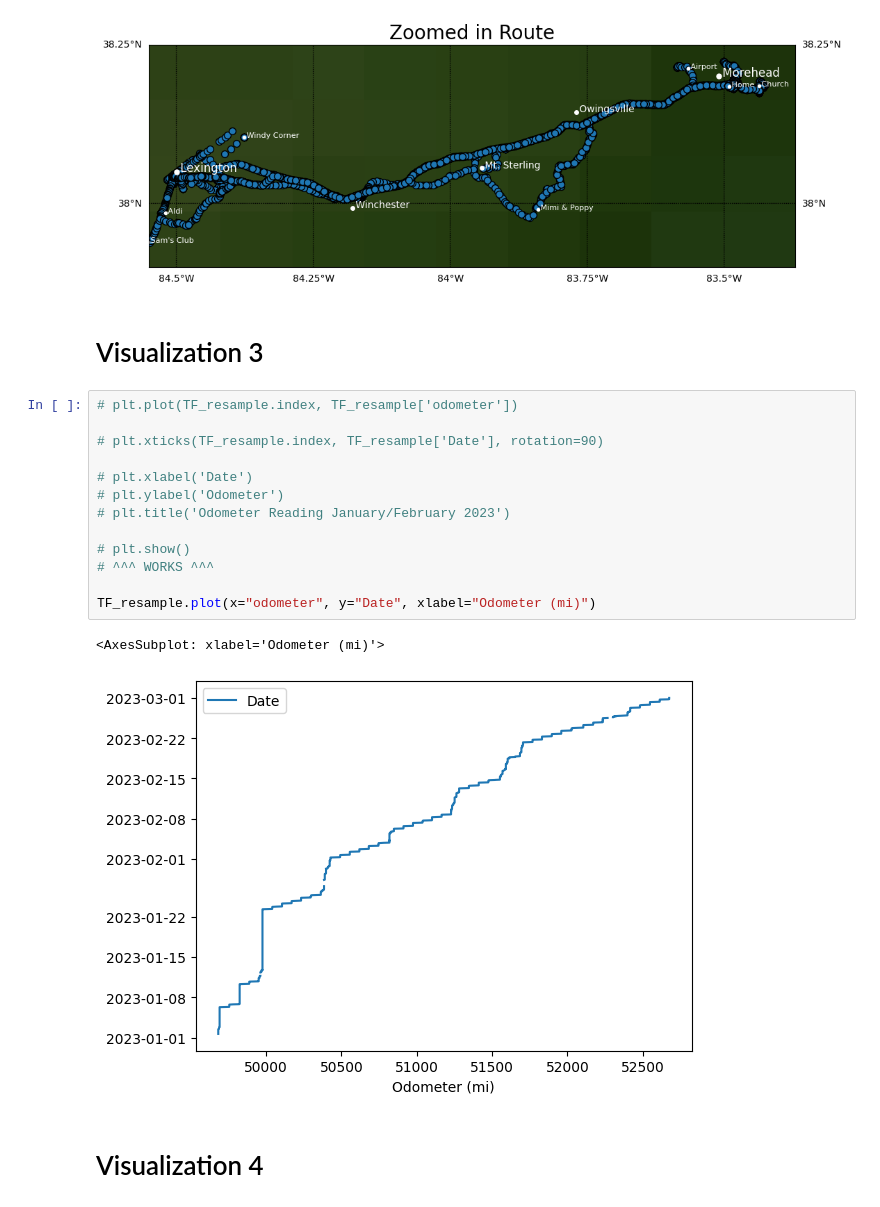
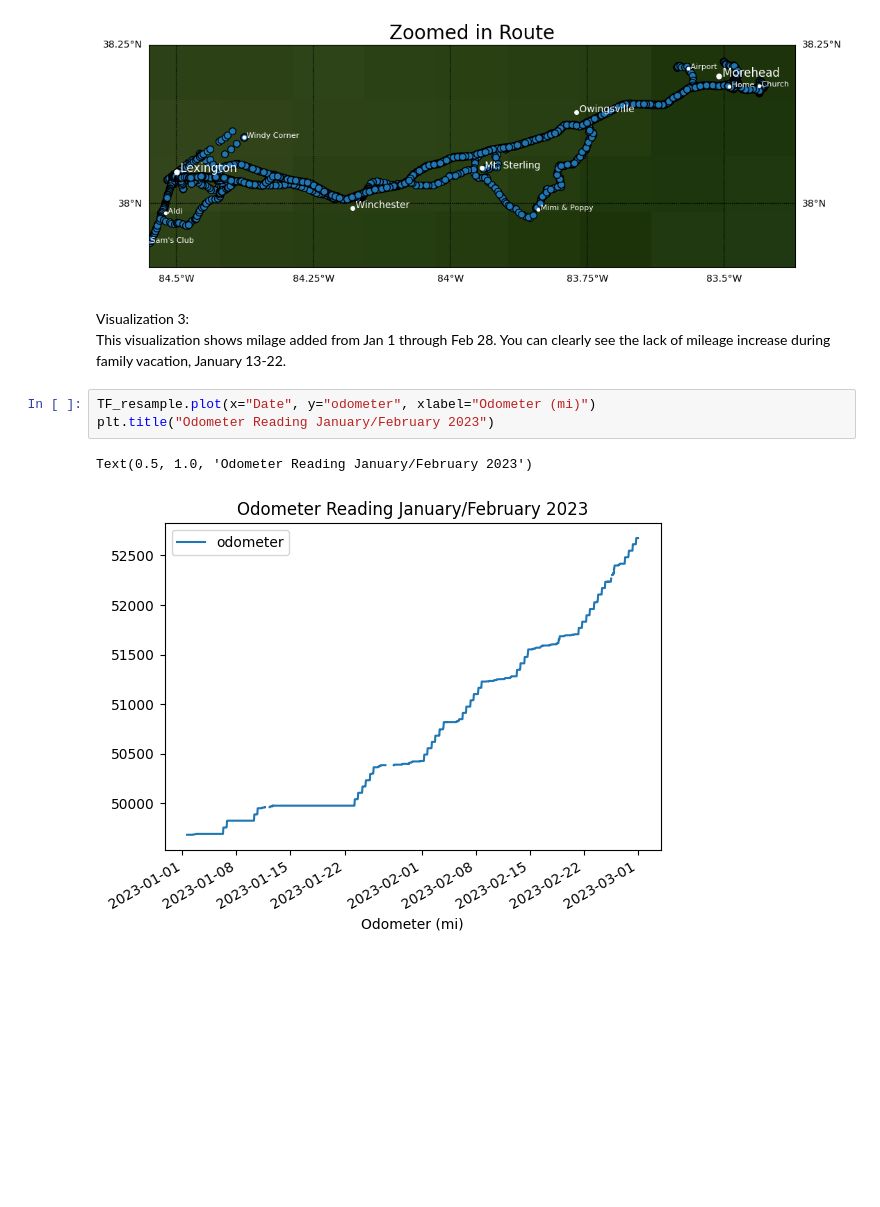
Before and after one commit to kyhokie/data_2_project, a Jupyter notebook: data_2_projectB.ipynb, the cells around one changed output. Saved outputs shown, nothing was run; the diff lists cells and outputs as text; blank space fills up the shorter version.

```diff
--- a/data_2_projectB.ipynb
+++ b/data_2_projectB.ipynb
@@ -266,23 +235,12 @@ plt.title('Zoomed in Route', fontsize=20)
 plt.show()
 # %% [output]
 [figure]
-# %% [markdown]
-<h1>Visualization 3
-# %%
-# plt.plot(TF_resample.index, TF_resample['odometer'])
-
-# plt.xticks(TF_resample.index, TF_resample['Date'], rotation=90)
-
-# plt.xlabel('Date')
-# plt.ylabel('Odometer')
-# plt.title('Odometer Reading January/February 2023')
-
-# plt.show()
-# ^^^ WORKS ^^^
-
-TF_resample.plot(x="odometer", y="Date", xlabel="Odometer (mi)")
-# %% [output]
-<AxesSubplot: xlabel='Odometer (mi)'>
-[figure, removed]
-# %% [markdown]
-<h1>Visualization 4
+# %% [markdown]
+Visualization 3:<br>
+This visualization shows milage added from Jan 1 through Feb 28.  You can clearly see the lack of mileage increase during family vacation, January 13-22.
+# %%
+TF_resample.plot(x="Date", y="odometer", xlabel="Odometer (mi)")
+plt.title("Odometer Reading January/February 2023")
+# %% [output]
+Text(0.5, 1.0, 'Odometer Reading January/February 2023')
+[figure, added]
```
Also changed, not shown: parts of 23 cells of this notebook.
